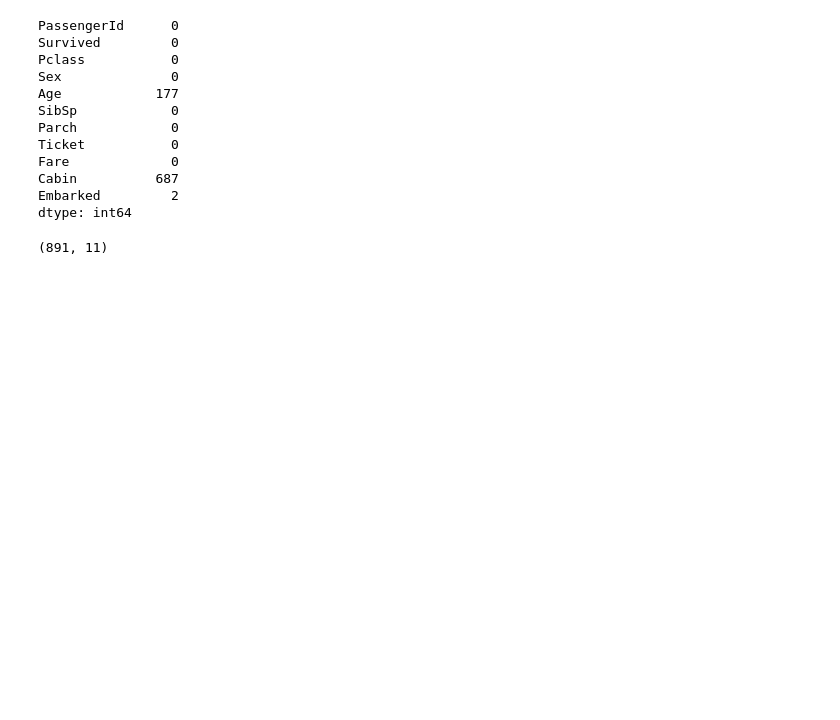
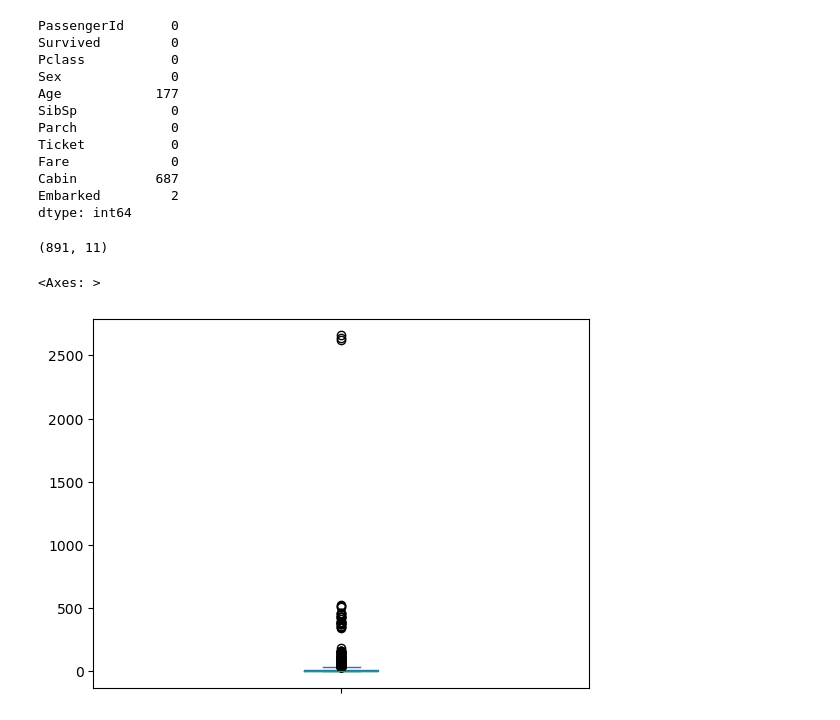
Before and after one commit to Udon-datascience/Python_machine_learning_study_log, a Jupyter notebook: study_based_on_textbook/codes（learning_analysis）/learning_analysis_22.ipynb, the cells around one changed output. Cells and saved outputs as stored; diff of their text form; code cells hidden in the pictures; blank space fills up the shorter version.

```diff
--- a/study_based_on_textbook/codes（learning_analysis）/learning_analysis_22.ipynb
+++ b/study_based_on_textbook/codes（learning_analysis）/learning_analysis_22.ipynb
@@ -36,4 +36,14 @@ dummy=pd.get_dummies(df['Sex'],drop_first=True,dtype=int)
 df=df.join(dummy)
 df=df.drop(['Sex'],axis=1)
 # %%
-#15-5
+#15-5  #マハラノビス距離を求める
+from sklearn.covariance import MinCovDet  #マハラノビス距離
+mcd=MinCovDet(random_state=0,support_fraction=0.7)
+mcd.fit(df)
+distance=pd.Series(mcd.mahalanobis(df),index=df.index)
+
+#箱ひげ図を描く
+distance.plot(kind="box")
+# %% [output]
+<Axes: >
+[figure, added]
```
Also changed, not shown: parts of 7 cells of this notebook.
